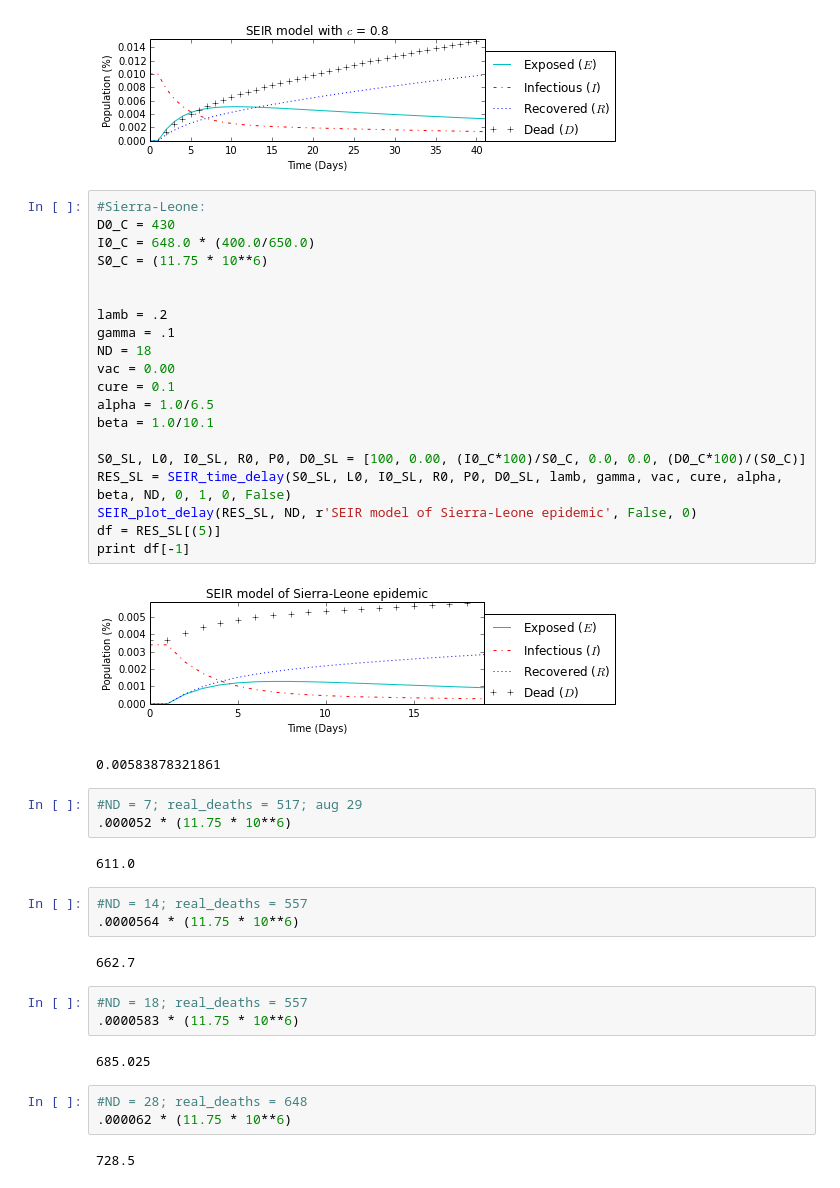
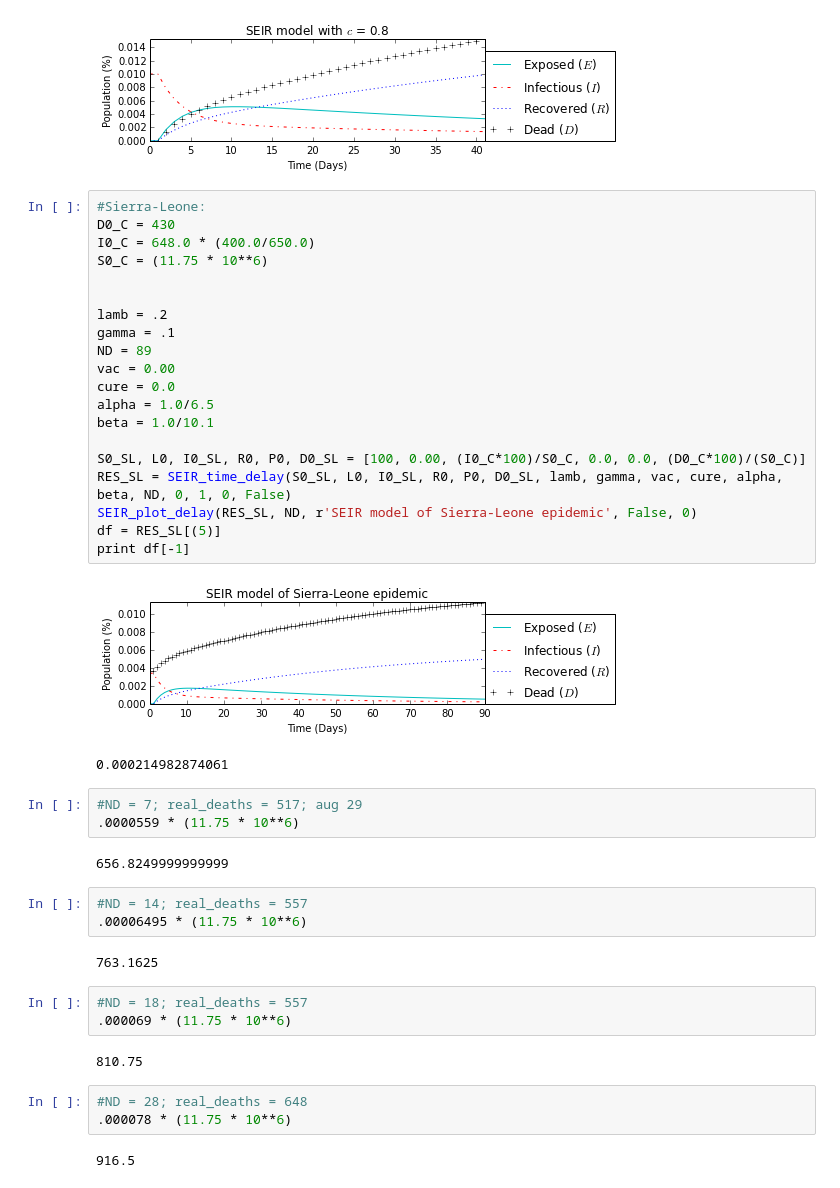
Before and after one commit to abardess/PHYS202-S14, a Jupyter notebook: MCM2015.ipynb, the cells around one changed output. Drawn from its saved outputs; the diff is of its cells as text.

```diff
--- a/MCM2015.ipynb
+++ b/MCM2015.ipynb
@@ -258,45 +256,45 @@ for i in P:
 # %%
 #Sierra-Leone:
 D0_C = 430
 I0_C = 648.0 * (400.0/650.0)
 S0_C = (11.75 * 10**6)
 
 
 lamb = .2
 gamma = .1
-ND = 18
+ND = 89
 vac = 0.00
-cure = 0.1
+cure = 0.0
 alpha = 1.0/6.5
 beta = 1.0/10.1
 
 S0_SL, L0, I0_SL, R0, P0, D0_SL = [100, 0.00, (I0_C*100)/S0_C, 0.0, 0.0, (D0_C*100)/(S0_C)]
 RES_SL = SEIR_time_delay(S0_SL, L0, I0_SL, R0, P0, D0_SL, lamb, gamma, vac, cure, alpha, beta, ND, 0, 1, 0, False)
 SEIR_plot_delay(RES_SL, ND, r'SEIR model of Sierra-Leone epidemic', False, 0)
 df = RES_SL[(5)]
 print df[-1]
 # %% [output]
-[figure, old version]
+[figure, new version]
-0.00583878321861
+0.000214982874061
 # %%
 #ND = 7; real_deaths = 517; aug 29
-.000052 * (11.75 * 10**6)
+.0000559 * (11.75 * 10**6)
 # %% [output]
-611.0
+656.8249999999999
 # %%
 #ND = 14; real_deaths = 557
-.0000564 * (11.75 * 10**6)
+.00006495 * (11.75 * 10**6)
 # %% [output]
-662.7
+763.1625
 # %%
 #ND = 18; real_deaths = 557
-.0000583 * (11.75 * 10**6)
+.000069 * (11.75 * 10**6)
 # %% [output]
-685.025
+810.75
 # %%
 #ND = 28; real_deaths = 648
-.000062 * (11.75 * 10**6)
+.000078 * (11.75 * 10**6)
 # %% [output]
-728.5
+916.5
 # %%
 #ND = 33; real_deaths = 710
```
Also changed, not shown: parts of 8 cells of this notebook, 1 other file.
